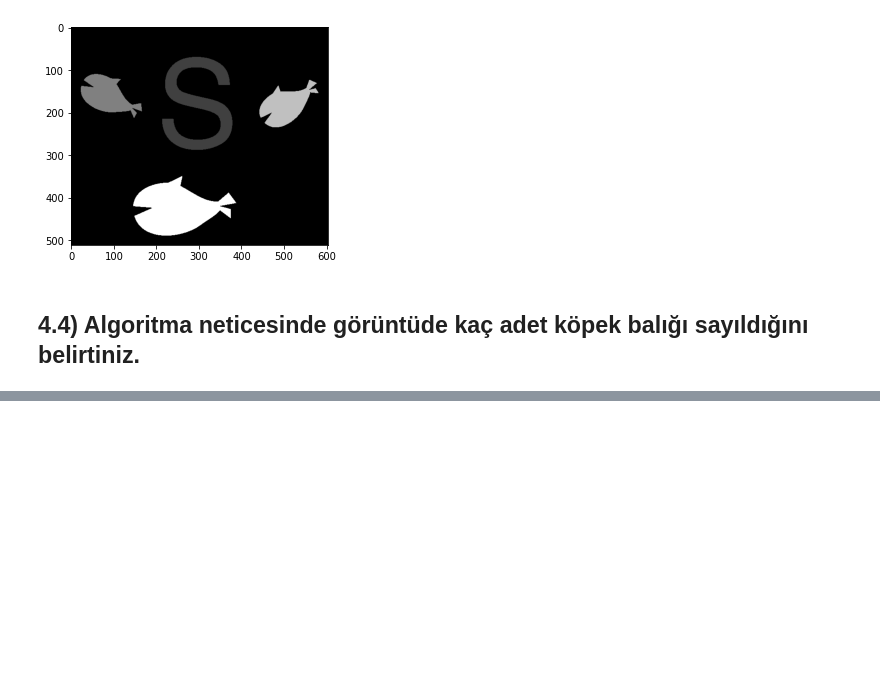
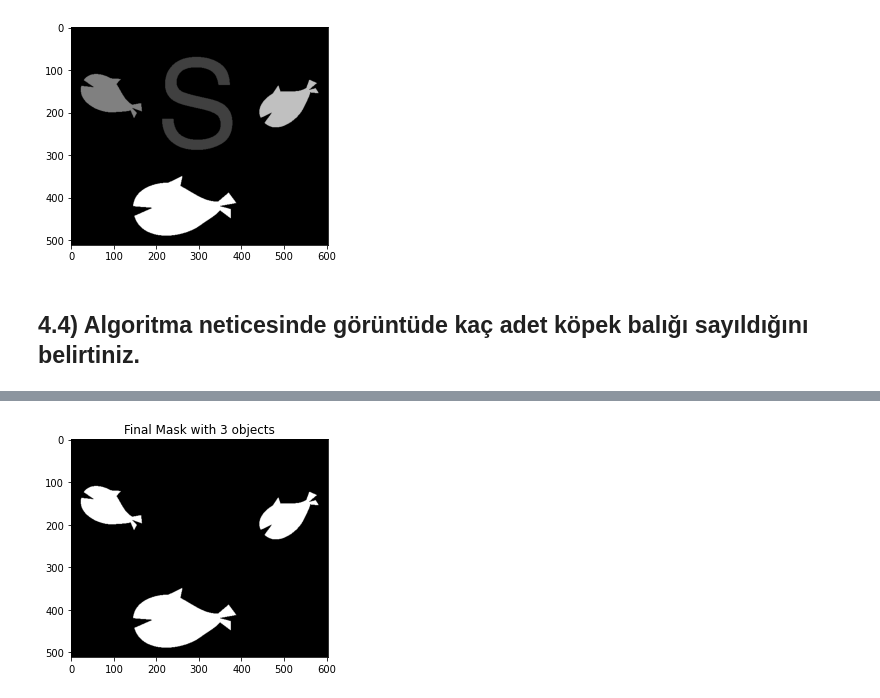
Before and after one commit to melihozaydin/MSc_Projects, a Jupyter notebook: BM5113 - Bilgisayarla Görme/hw1/1.4.ipynb, the cells around one changed output, grey strips where cells are left out. Cells and saved outputs as stored; diff of their text form; code cells hidden in the pictures; blank space fills up the shorter version.

```diff
--- a/BM5113 - Bilgisayarla Görme/hw1/1.4.ipynb
+++ b/BM5113 - Bilgisayarla Görme/hw1/1.4.ipynb
@@ -81,0 +97,74 @@ len()
+# %%
+output = cv2.connectedComponentsWithStats(img, 8, cv2.CV_32S)
+(numLabels, labels, stats, centroids) = output
+# %%
+# initialize an output mask to store all characters parsed from
+# the license plate
+mask = np.zeros(img.shape, dtype="uint8")
+object_count = 0
+
+# loop over the number of unique connected component labels
+# skip id=0 as it is background
+for i in range(1, numLabels):
+    # if this is the first component then we examine the
+    # *background* (typically we would just ignore this
+    # component in our loop)
+    if i == 0:
+        text = "examining component {}/{} (background)".format(
+            i + 1, numLabels)
+    # otherwise, we are examining an actual connected component
+    else:
+        text = "examining component {}/{}".format( i + 1, numLabels)
+
+    # print a status message update for the current connected
+    # component
+    print("[INFO] {}".format(text))
+
+    # extract the connected component statistics and centroid for
+    # the current label
+    x = stats[i, cv2.CC_STAT_LEFT]
+    y = stats[i, cv2.CC_STAT_TOP]
+    w = stats[i, cv2.CC_STAT_WIDTH]
+    h = stats[i, cv2.CC_STAT_HEIGHT]
+    area = stats[i, cv2.CC_STAT_AREA]
+    (cX, cY) = centroids[i]
+    print("area: ",area)
+    print(f"width:{w}, height:{h}")
+
+
+    # clone our original image (so we can draw on it) and then draw
+    # a bounding box surrounding the connected component along with
+    # a circle corresponding to the centroid
+    output = img.copy()
+    cv2.rectangle(output, (x, y), (x + w, y + h), (0, 255, 0), 3)
+    cv2.circle(output, (int(cX), int(cY)), 10, (0, 0, 255), -1)
+
+
+    # ensure the width, height, and area are all neither too small
+    # nor too big
+    keepWidth = w > 5 # and w < 50
+    keepHeight = h < 150 # and h > 0
+    keepArea = area > 500 # and area < 1500
+    # ensure the connected component we are examining passes all
+    # three tests
+    if all((keepWidth, keepHeight, keepArea)):
+        # construct a mask for the current connected component and
+        # then take the bitwise OR with the mask
+        print("[INFO] keeping connected component '{}'".format(i))
+        componentMask = (labels == i).astype("uint8") * 255
+        mask = cv2.bitwise_or(mask, componentMask)
+        object_count += 1
+    """
+    # show our output image and connected component mask
+    plt.imshow(output, cmap='gray')
+    plt.title("Output")
+    plt.show()
+
+    plt.imshow(componentMask, cmap='gray')
+    plt.title("Connected Component")
+    plt.show()
+    """
+plt.imshow(mask, cmap='gray')
+plt.title(f"Final Mask with {object_count} objects")
+plt.show()
+# %% [output]
@@ -81,0 +186 @@ len()
+[figure, added]
```
Also changed, not shown: parts of 6 cells of this notebook, 2 other files.
